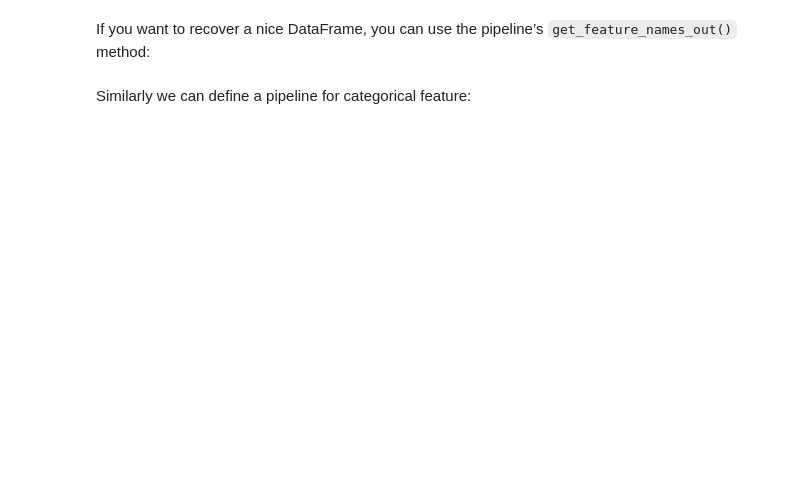
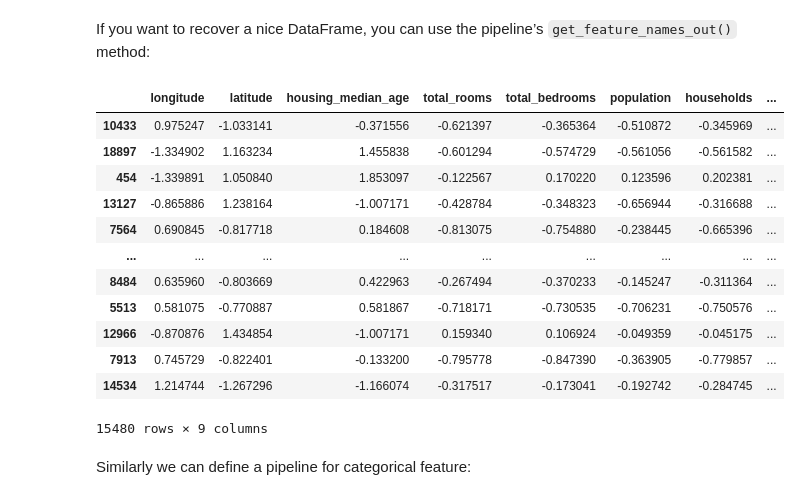
Before and after one commit to nyp-sit/agods, a Jupyter notebook: day5/2.end-to-end-ml-process.ipynb, the cells around one changed output. Drawn from its saved outputs; the diff is of its cells as text; code cells hidden in the pictures; blank space fills up the shorter version.

```diff
--- a/day5/2.end-to-end-ml-process.ipynb
+++ b/day5/2.end-to-end-ml-process.ipynb
@@ -378,3 +565,19 @@ num_pipeline[:-1]
+# %%
+df_housing_num_prepared
+# %% [output]
+|  | longitude | latitude | housing_median_age | total_rooms | total_bedrooms | population | households | ... |
+| 10433 | 0.975247 | -1.033141 | -0.371556 | -0.621397 | -0.365364 | -0.510872 | -0.345969 | ... |
+| 18897 | -1.334902 | 1.163234 | 1.455838 | -0.601294 | -0.574729 | -0.561056 | -0.561582 | ... |
+| 454 | -1.339891 | 1.050840 | 1.853097 | -0.122567 | 0.170220 | 0.123596 | 0.202381 | ... |
+| 13127 | -0.865886 | 1.238164 | -1.007171 | -0.428784 | -0.348323 | -0.656944 | -0.316688 | ... |
+| 7564 | 0.690845 | -0.817718 | 0.184608 | -0.813075 | -0.754880 | -0.238445 | -0.665396 | ... |
+| ... | ... | ... | ... | ... | ... | ... | ... | ... |
+| 8484 | 0.635960 | -0.803669 | 0.422963 | -0.267494 | -0.370233 | -0.145247 | -0.311364 | ... |
+| 5513 | 0.581075 | -0.770887 | 0.581867 | -0.718171 | -0.730535 | -0.706231 | -0.750576 | ... |
+| 12966 | -0.870876 | 1.434854 | -1.007171 | 0.159340 | 0.106924 | -0.049359 | -0.045175 | ... |
+| 7913 | 0.745729 | -0.822401 | -0.133200 | -0.795778 | -0.847390 | -0.363905 | -0.779857 | ... |
+| 14534 | 1.214744 | -1.267296 | -1.166074 | -0.317517 | -0.173041 | -0.192742 | -0.284745 | ... |
+15480 rows × 9 columns
 # %% [markdown]
 Similarly we can define a pipeline for categorical feature:
 # %%
```
Also changed, not shown: parts of 70 cells of this notebook.
